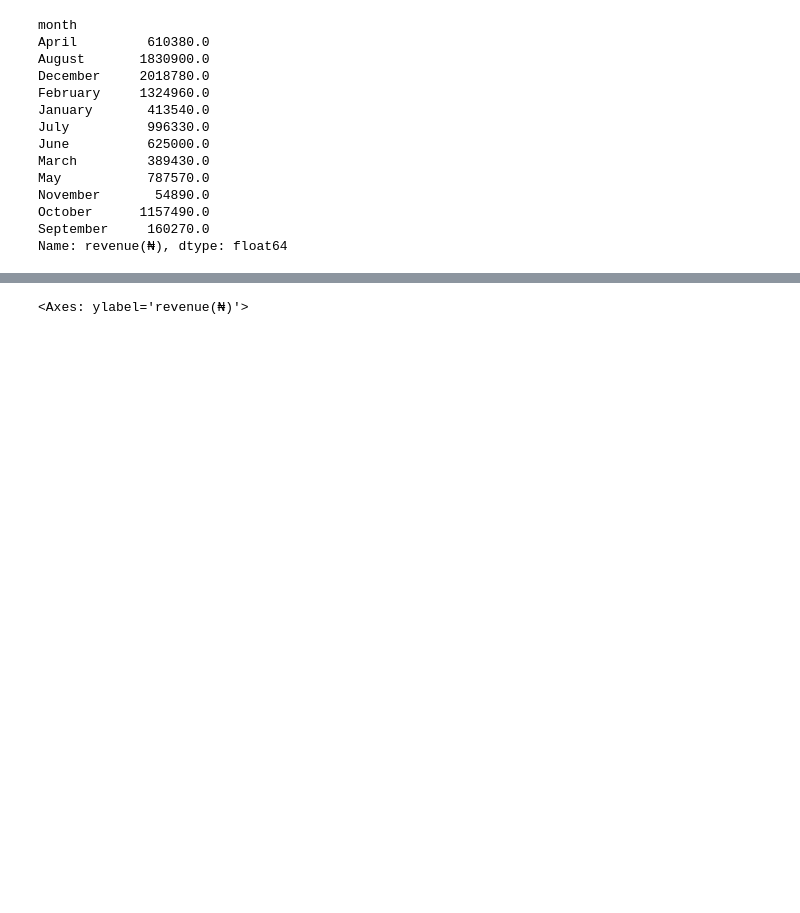
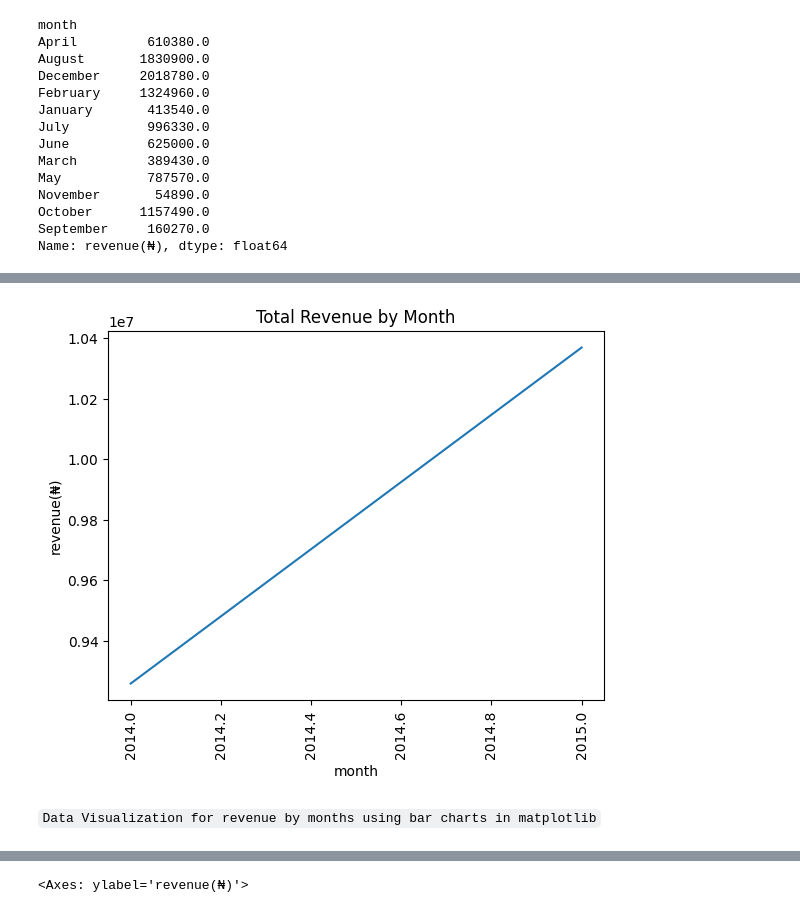
Before and after one commit to DuoDduo/AI-fellowship-module-2, a Jupyter notebook: Tasks/Task14/sales_data.ipynb, the cells around one changed output, grey strips where cells are left out. Cells and saved outputs as stored; diff of their text form; code cells hidden in the pictures; blank space fills up the shorter version.

```diff
--- a/Tasks/Task14/sales_data.ipynb
+++ b/Tasks/Task14/sales_data.ipynb
@@ -293,0 +358,12 @@ Name: revenue(₦), dtype: float64
+# %%
+# plotting total revenue by month line plot using seaborn
+sns.lineplot(x= total_monthly_revenue.index, y= total_monthly_revenue.values)
+plt.xlabel("month")
+plt.ylabel("revenue(₦)")
+plt.title("Total Revenue by Month")
+plt.xticks(rotation = 90)
+plt.show()
+# %% [output]
+[figure, added]
+# %% [markdown]
+`Data Visualization for revenue by months using bar charts in matplotlib`
```
Also changed, not shown: parts of 77 cells of this notebook, 1 other file.
